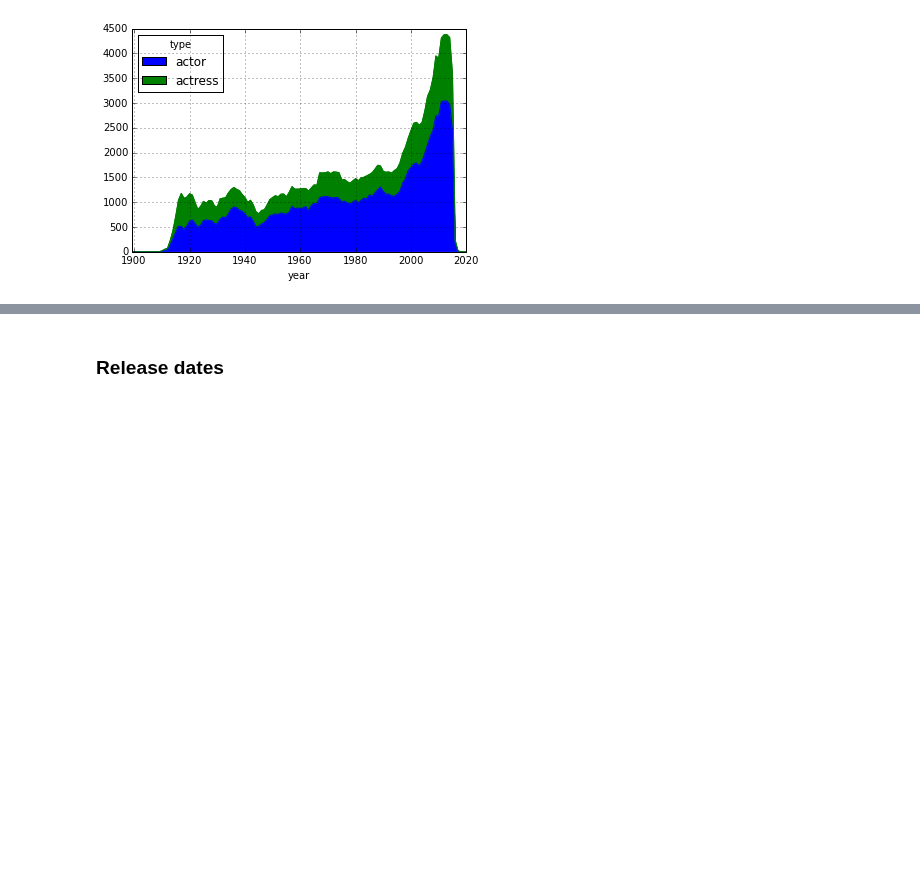
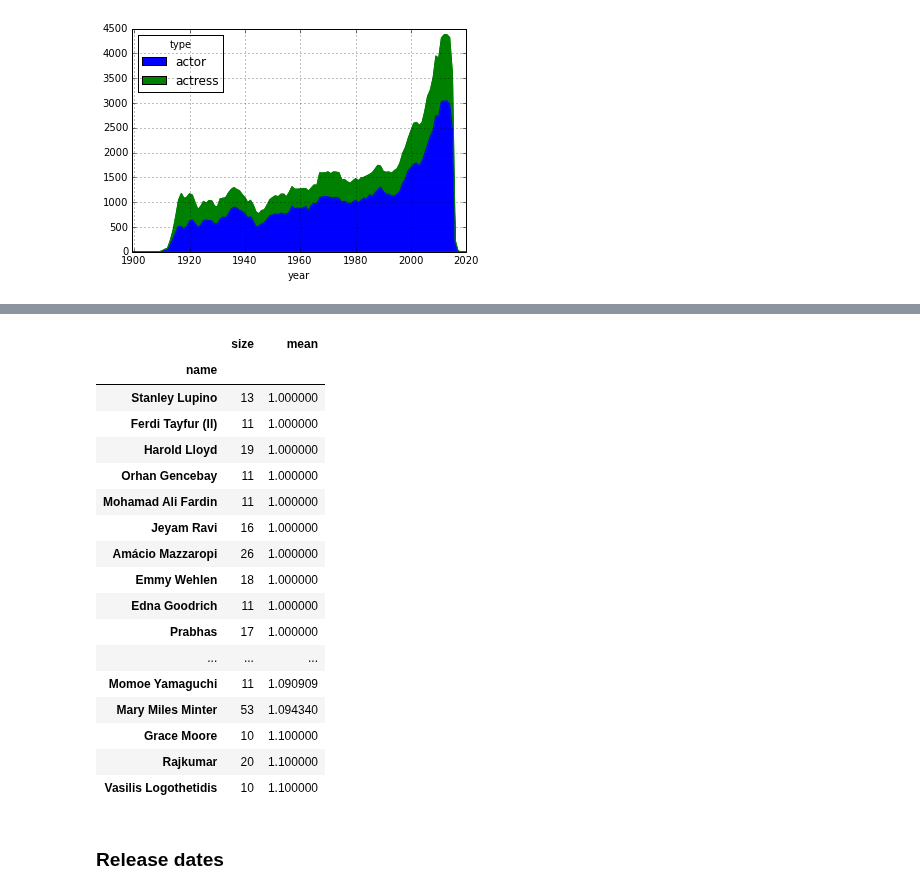
Before and after one commit to brandon-rhodes/pycon-pandas-tutorial, a Jupyter notebook: All.ipynb, the cells around one changed output, grey strips where cells are left out. Drawn from its saved outputs; the diff is of its cells as text; code cells hidden in the pictures; blank space fills up the shorter version.

```diff
--- a/All.ipynb
+++ b/All.ipynb
@@ -600,0 +641,7 @@ c.swaplevel(0,1).loc[1].plot(ylim=0, kind='area')
+# %%
+# 3.
+
+c = cast
+#c = c[c.year // 10 == 195]
+c = c[c.n.notnull()].groupby('name').n.agg(['size', 'mean'])
+c.head()
@@ -601,3 +656,26 @@ c.swaplevel(0,1).loc[1].plot(ylim=0, kind='area')
+# %%
+c = c[c['size'] >= 10]
+c = c.sort('mean')
+c.head(60)
+# %% [output]
+|  | size | mean |
+| name |  |  |
+| Stanley Lupino | 13 | 1.000000 |
+| Ferdi Tayfur (II) | 11 | 1.000000 |
+| Harold Lloyd | 19 | 1.000000 |
+| Orhan Gencebay | 11 | 1.000000 |
+| Mohamad Ali Fardin | 11 | 1.000000 |
+| Jeyam Ravi | 16 | 1.000000 |
+| Amácio Mazzaropi | 26 | 1.000000 |
+| Emmy Wehlen | 18 | 1.000000 |
+| Edna Goodrich | 11 | 1.000000 |
+| Prabhas | 17 | 1.000000 |
+| ... | ... | ... |
+| Momoe Yamaguchi | 11 | 1.090909 |
+| Mary Miles Minter | 53 | 1.094340 |
+| Grace Moore | 10 | 1.100000 |
+| Rajkumar | 20 | 1.100000 |
+| Vasilis Logothetidis | 10 | 1.100000 |
 # %% [markdown]
 ### Release dates
 # %%
```
Also changed, not shown: parts of 8 cells of this notebook, 1 other file.
